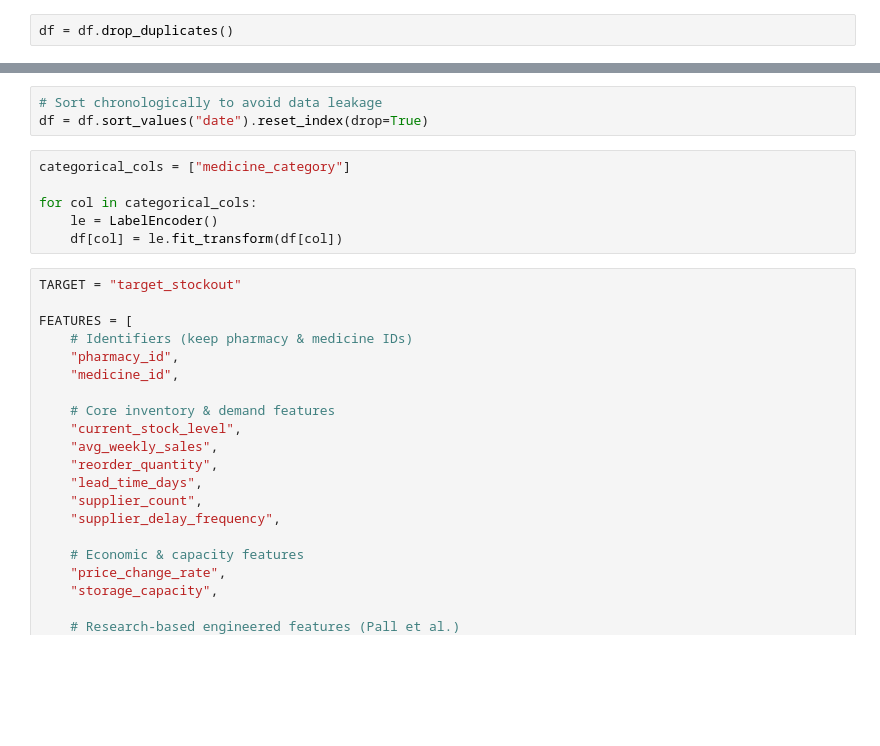
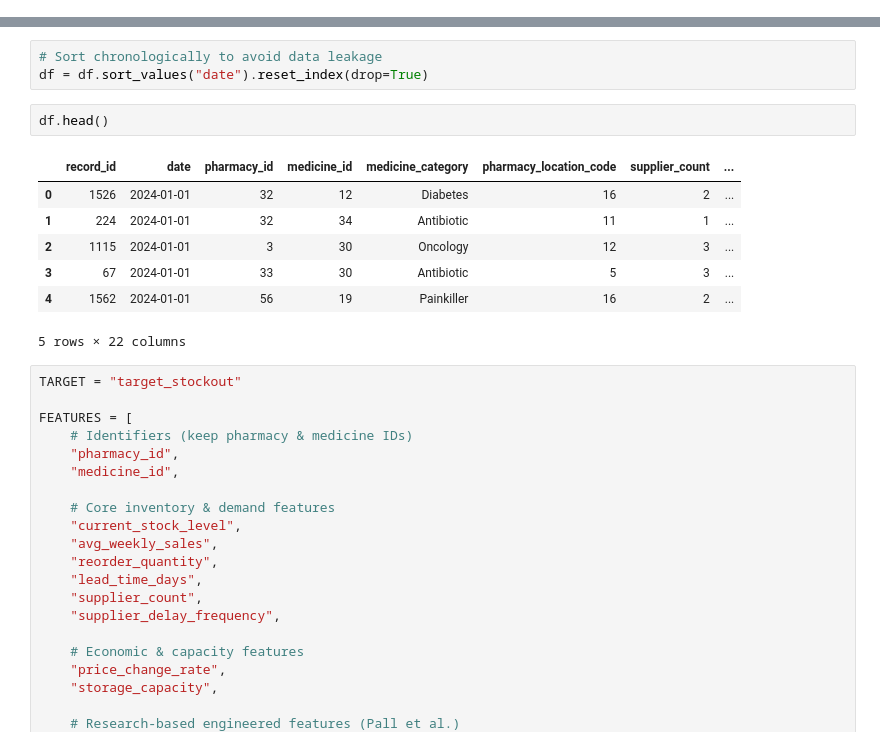
Before and after one commit to noureen777/Prediction_of_Medicine_Stock-Out_Risk, a Jupyter notebook: Noureen/ML_Models/LightGBM_Model.ipynb, the cells around one changed output, grey strips where cells are left out. Cells and saved outputs as stored; diff of their text form; blank space fills up the shorter version.

```diff
--- a/Noureen/ML_Models/LightGBM_Model.ipynb
+++ b/Noureen/ML_Models/LightGBM_Model.ipynb
@@ -45,5 +81,3 @@ df.isnull().sum()
 | num_patients | 0 |
 | target_stockout | 0 |
 dtype: int64
-# %%
-df = df.drop_duplicates()
@@ -84,12 +84,16 @@ dtype: float64
 # %%
 # Sort chronologically to avoid data leakage
 df = df.sort_values("date").reset_index(drop=True)
-# %%
-categorical_cols = ["medicine_category"]
-
-for col in categorical_cols:
-    le = LabelEncoder()
-    df[col] = le.fit_transform(df[col])
+# %%
+df.head()
+# %% [output]
+|  | record_id | date | pharmacy_id | medicine_id | medicine_category | pharmacy_location_code | supplier_count | ... |
+| 0 | 1526 | 2024-01-01 | 32 | 12 | Diabetes | 16 | 2 | ... |
+| 1 | 224 | 2024-01-01 | 32 | 34 | Antibiotic | 11 | 1 | ... |
+| 2 | 1115 | 2024-01-01 | 3 | 30 | Oncology | 12 | 3 | ... |
+| 3 | 67 | 2024-01-01 | 33 | 30 | Antibiotic | 5 | 3 | ... |
+| 4 | 1562 | 2024-01-01 | 56 | 19 | Painkiller | 16 | 2 | ... |
+5 rows × 22 columns
 # %%
 TARGET = "target_stockout"
 
```
Also changed, not shown: parts of 12 cells of this notebook.
